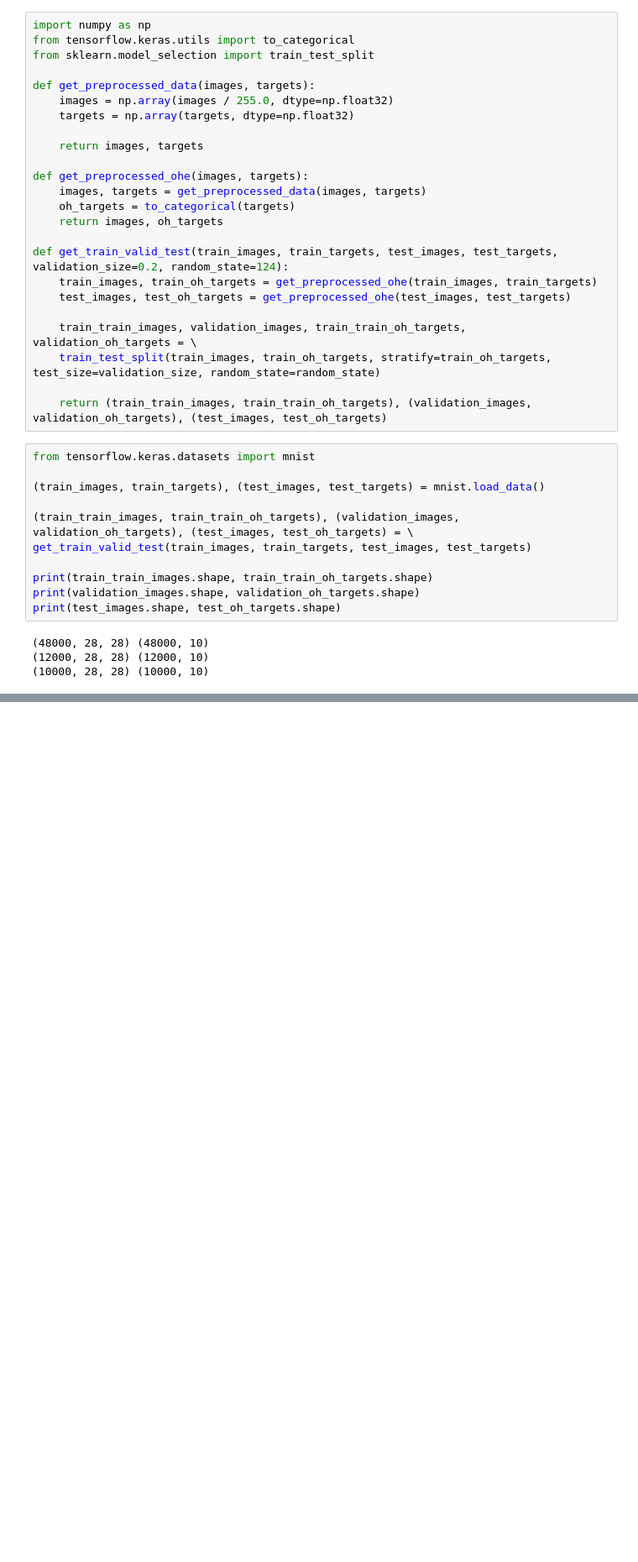
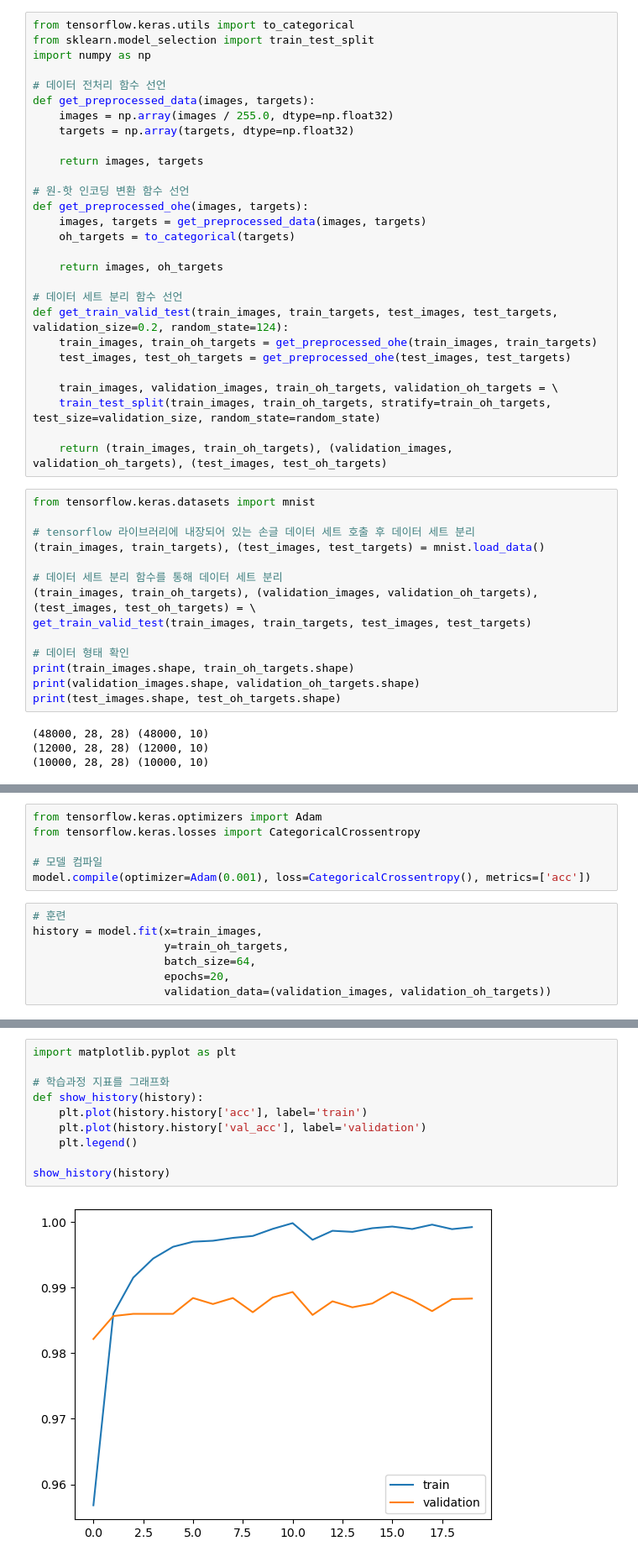
Before and after one commit to songseogyeong/study-deep_learning, a Jupyter notebook: d_cnn/a_cnn_task01.ipynb, the cells around one changed output, grey strips where cells are left out. Shown: that part at 84% size. Drawn from its saved outputs; the diff is of its cells as text; blank space fills up the shorter version.

```diff
--- a/d_cnn/a_cnn_task01.ipynb
+++ b/d_cnn/a_cnn_task01.ipynb
@@ -1,38 +1,45 @@
 # %% [markdown]
 ### CNN Convolution Task
 # %%
-import numpy as np
 from tensorflow.keras.utils import to_categorical
 from sklearn.model_selection import train_test_split
+import numpy as np
 
+# 데이터 전처리 함수 선언
 def get_preprocessed_data(images, targets):
     images = np.array(images / 255.0, dtype=np.float32)
     targets = np.array(targets, dtype=np.float32)
 
     return images, targets
 
+# 원-핫 인코딩 변환 함수 선언
 def get_preprocessed_ohe(images, targets):
     images, targets = get_preprocessed_data(images, targets)
     oh_targets = to_categorical(targets)
+
     return images, oh_targets
 
+# 데이터 세트 분리 함수 선언
 def get_train_valid_test(train_images, train_targets, test_images, test_targets, validation_size=0.2, random_state=124):
     train_images, train_oh_targets = get_preprocessed_ohe(train_images, train_targets)
     test_images, test_oh_targets = get_preprocessed_ohe(test_images, test_targets)
 
-    train_train_images, validation_images, train_train_oh_targets, validation_oh_targets = \
+    train_images, validation_images, train_oh_targets, validation_oh_targets = \
     train_test_split(train_images, train_oh_targets, stratify=train_oh_targets, test_size=validation_size, random_state=random_state)
 
-    return (train_train_images, train_train_oh_targets), (validation_images, validation_oh_targets), (test_images, test_oh_targets)
+    return (train_images, train_oh_targets), (validation_images, validation_oh_targets), (test_images, test_oh_targets)
 # %%
 from tensorflow.keras.datasets import mnist
 
+# tensorflow 라이브러리에 내장되어 있는 손글 데이터 세트 호출 후 데이터 세트 분리
 (train_images, train_targets), (test_images, test_targets) = mnist.load_data()
 
-(train_train_images, train_train_oh_targets), (validation_images, validation_oh_targets), (test_images, test_oh_targets) = \
+# 데이터 세트 분리 함수를 통해 데이터 세트 분리
+(train_images, train_oh_targets), (validation_images, validation_oh_targets), (test_images, test_oh_targets) = \
 get_train_valid_test(train_images, train_targets, test_images, test_targets)
 
-print(train_train_images.shape, train_train_oh_targets.shape)
+# 데이터 형태 확인
+print(train_images.shape, train_oh_targets.shape)
 print(validation_images.shape, validation_oh_targets.shape)
 print(test_images.shape, test_oh_targets.shape)
 # %% [output]
@@ -41,0 +94,13 @@ print(test_images.shape, test_oh_targets.shape)
+# %%
+from tensorflow.keras.optimizers import Adam
+from tensorflow.keras.losses import CategoricalCrossentropy
+
+# 모델 컴파일
+model.compile(optimizer=Adam(0.001), loss=CategoricalCrossentropy(), metrics=['acc'])
+# %%
+# 훈련
+history = model.fit(x=train_images,
+                    y=train_oh_targets,
+                    batch_size=64,
+                    epochs=20,
+                    validation_data=(validation_images, validation_oh_targets))
@@ -41,0 +125,12 @@ print(test_images.shape, test_oh_targets.shape)
+# %%
+import matplotlib.pyplot as plt
+
+# 학습과정 지표를 그래프화
+def show_history(history):
+    plt.plot(history.history['acc'], label='train')
+    plt.plot(history.history['val_acc'], label='validation')
+    plt.legend()
+
+show_history(history)
+# %% [output]
+[figure, added]
```
Also changed, not shown: parts of 8 cells of this notebook, 2 other files.
